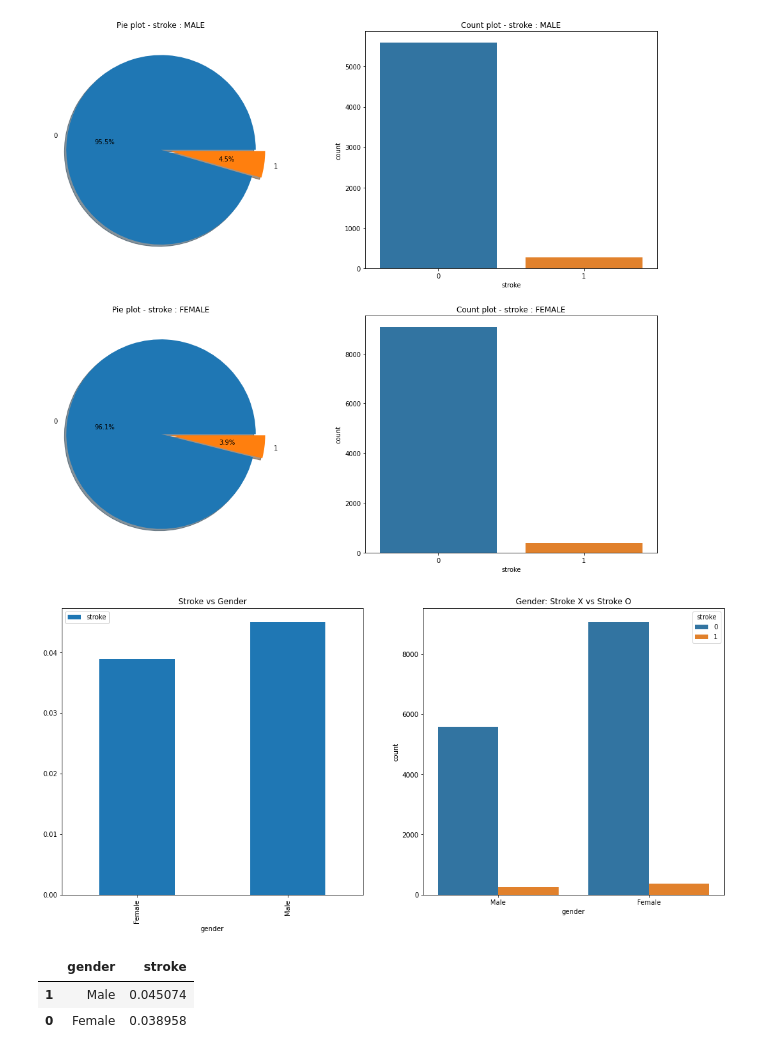
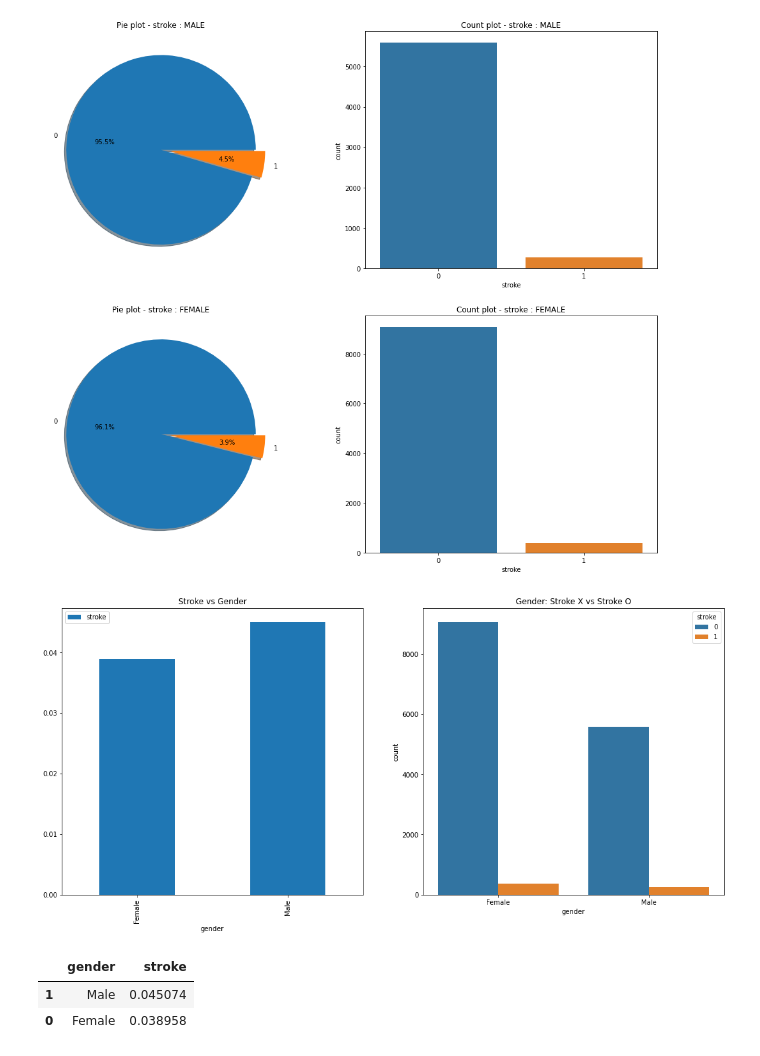
Before and after one commit to JaeHong-Park987/Stroke, a Jupyter notebook: Stroke 데이터 분석.ipynb, the cells around one changed output. Cells and saved outputs as stored; diff of their text form; code cells hidden in the pictures.

```diff
--- a/Stroke 데이터 분석.ipynb
+++ b/Stroke 데이터 분석.ipynb
@@ -210,16 +210,16 @@ plt.show()
 # %%
 f, ax = plt.subplots(1, 2, figsize=(18, 8))
 
 # 성별이 other인 데이터 제외
 df_new = df_stroke[df_stroke['gender'] != 'Other']
 
 df_new[['gender', 'stroke']].groupby(['gender'], as_index=True).mean().plot.bar(ax=ax[0])
 ax[0].set_title('Stroke vs Gender')
-sns.countplot('gender', hue='stroke', data=df_new, ax=ax[1])
+sns.countplot('gender', hue='stroke', data=df_new, order = df_new['gender'].value_counts().index, ax=ax[1])
 ax[1].set_title('Gender: Stroke X vs Stroke O')
 plt.show()
 # %% [output]
-[figure, old version]
+[figure, new version]
 # %%
 df_new[['gender', 'stroke']].groupby(['gender'], as_index = False).mean().sort_values(by='stroke', ascending = False)
 # %% [output]
```
Also changed, not shown: parts of 25 cells of this notebook.
